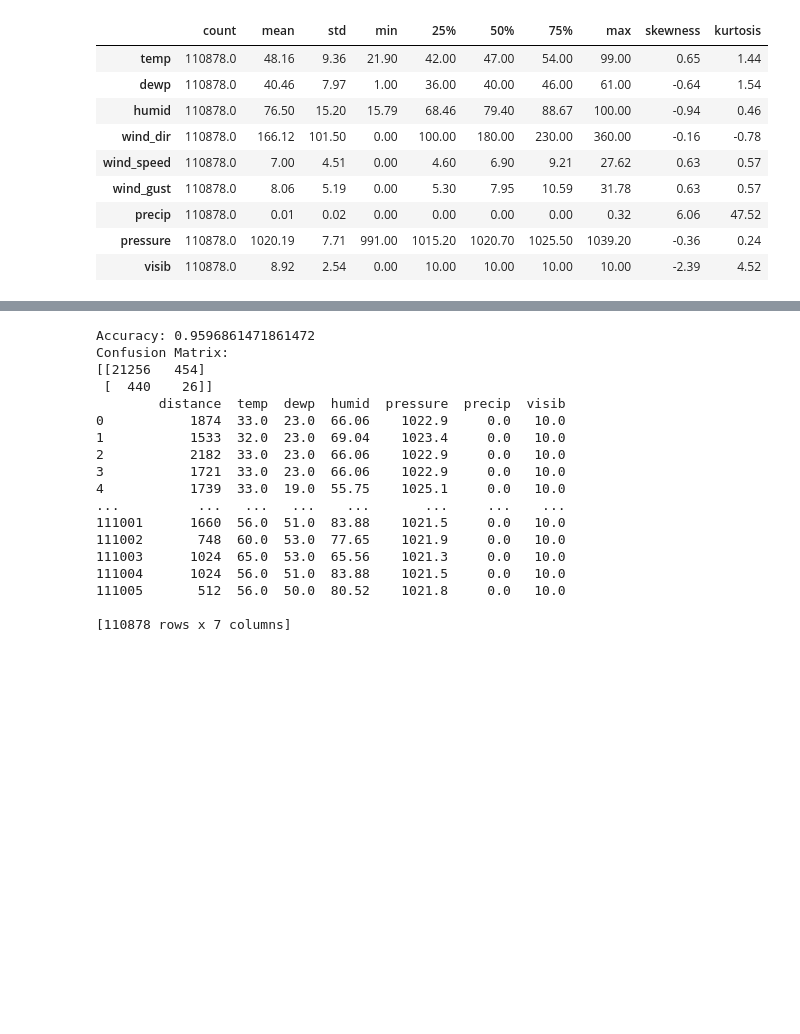
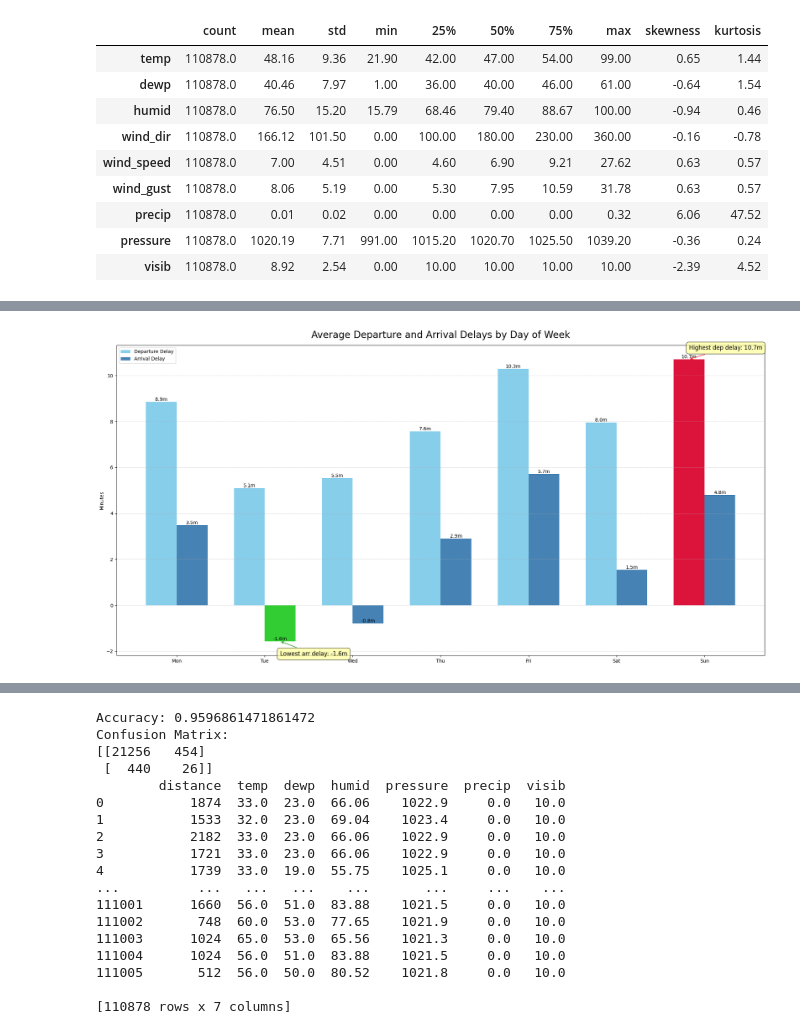
Before and after one commit to hdangle31/DS-Machine-Learning-Flights-2022, a Jupyter notebook: Flights_Project.ipynb, the cells around one changed output, grey strips where cells are left out. Cells and saved outputs as stored; diff of their text form; code cells hidden in the pictures; blank space fills up the shorter version.

```diff
--- a/Flights_Project.ipynb
+++ b/Flights_Project.ipynb
@@ -987,0 +940,69 @@ Name: dep_delay, dtype: float64
+# %%
+# Set figure size and style
+plt.figure(figsize=(20, 10))
+plt.style.use('tableau-colorblind10')
+
+# Calculate average delays by day of week
+avg_dep_delay = df.groupby('day_of_week')['dep_delay'].mean().round(2)
+avg_arr_delay = df.groupby('day_of_week')['arr_delay'].mean().round(2)
+
+# Find indices for highest dep delay and lowest arr delay
+max_dep_idx = avg_dep_delay.idxmax()
+min_arr_idx = avg_arr_delay.idxmin()
+
+# Convert day indices to numeric positions for the chart
+max_dep_pos = list(avg_dep_delay.index).index(max_dep_idx)
+min_arr_pos = list(avg_arr_delay.index).index(min_arr_idx)
+
+# Set up the bar positions
+x = np.arange(len(avg_dep_delay))
+width = 0.35
+
+# Create colors for the bars
+dep_colors = ['skyblue'] * len(avg_dep_delay)
+dep_colors[max_dep_pos] = 'crimson'  # Highlight highest departure delay
+
+arr_colors = ['steelblue'] * len(avg_arr_delay)
+arr_colors[min_arr_pos] = 'limegreen'  # Highlight lowest arrival delay
+
+# Create the bar chart with custom colors
+plt.bar(x - width/2, avg_dep_delay, width, label='Departure Delay', color=dep_colors)
+plt.bar(x + width/2, avg_arr_delay, width, label='Arrival Delay', color=arr_colors)
+
+# Add labels and title
+plt.title('Average Departure and Arrival Delays by Day of Week', fontsize=20, pad=15)
+plt.ylabel('Minutes')
+plt.xticks(x, ['Mon', 'Tue', 'Wed', 'Thu', 'Fri', 'Sat', 'Sun'])
+
+# Add grid
+plt.grid(True, axis='y', linestyle='--', alpha=0.5)
+
+# Add legend
+plt.legend()
+
+# Add value labels on the bars
+for i, (dep, arr) in enumerate(zip(avg_dep_delay, avg_arr_delay)):
+    plt.text(i - width/2, dep, f'{dep:.1f}m', ha='center', va='bottom')
+    plt.text(i + width/2, arr, f'{arr:.1f}m', ha='center', va='bottom')
+
+# Add annotations for highest departure delay
+plt.annotate(f"Highest dep delay: {avg_dep_delay[max_dep_idx]:.1f}m",
+             xy=(max_dep_pos - width/2, avg_dep_delay[max_dep_idx]),
+             xytext=(0, 20),
+             textcoords='offset points',
+             arrowprops=dict(arrowstyle='->', color='red'),
+             fontsize=12,
+             bbox=dict(boxstyle='round,pad=0.5', fc='#FFFF99', alpha=0.7))
+
+# Add annotations for lowest arrival delay
+plt.annotate(f"Lowest arr delay: {avg_arr_delay[min_arr_idx]:.1f}m",
+             xy=(min_arr_pos + width/2, avg_arr_delay[min_arr_idx]),
+             xytext=(0, -30),
+             textcoords='offset points',
+             arrowprops=dict(arrowstyle='->', color='green'),
+             fontsize=12,
+             bbox=dict(boxstyle='round,pad=0.5', fc='#FFFF99', alpha=0.7))
+
+plt.tight_layout()
+# %% [output]
+[figure, added]
```
Also changed, not shown: parts of 18 cells of this notebook, 11 other files.
